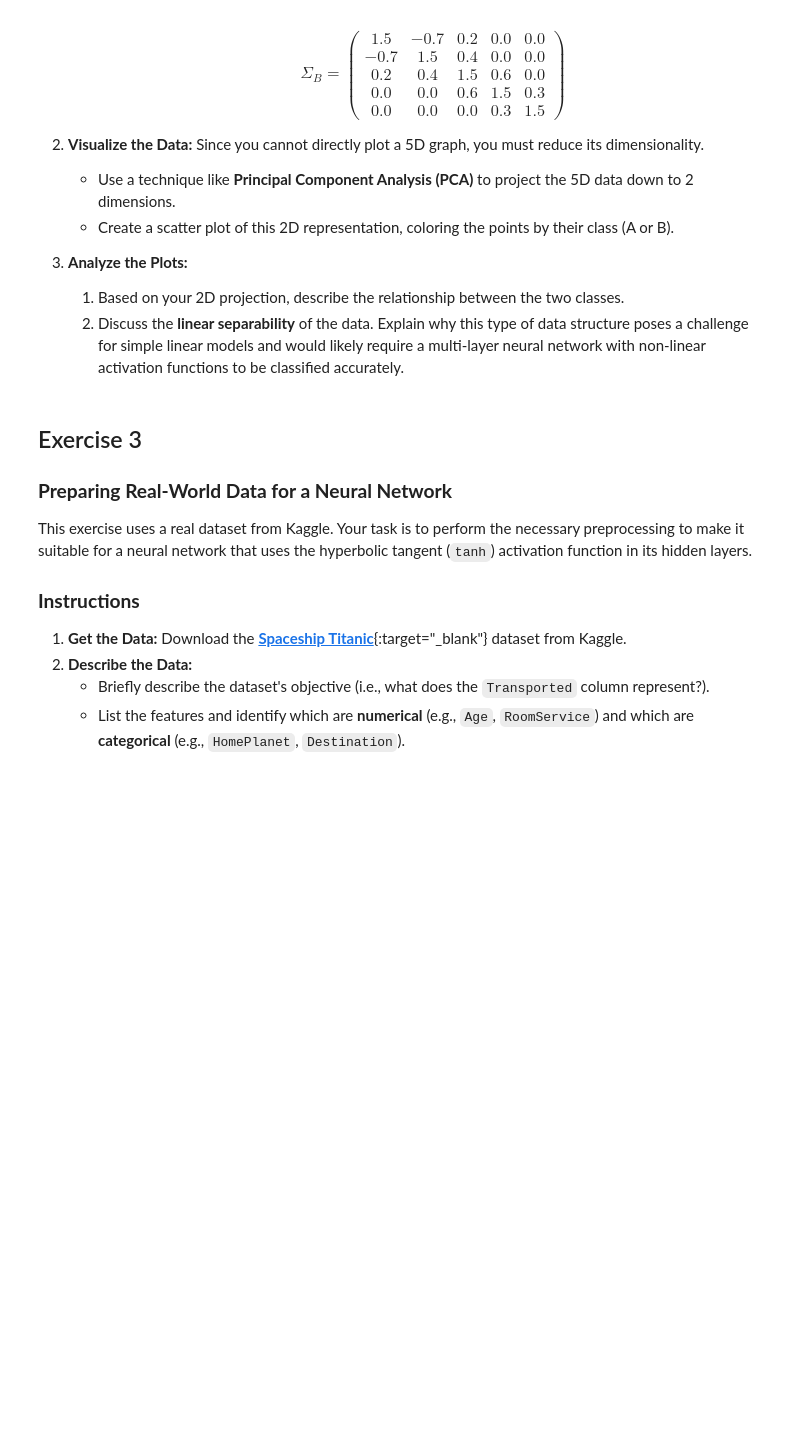
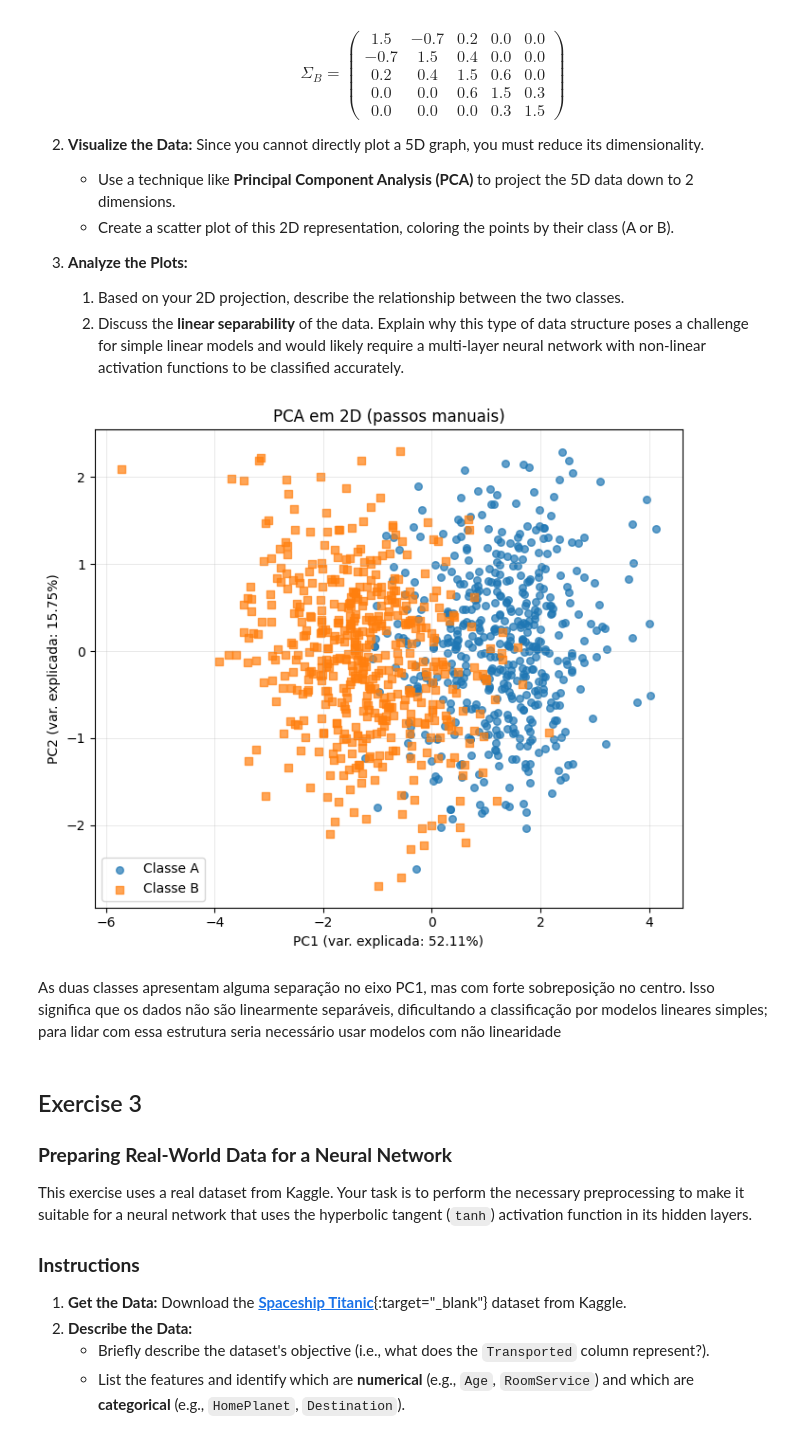
Before and after one commit to lucasouzamil/neural-networks-deep-learning-implementation, a Jupyter notebook: data.ipynb, the cells around one changed output. Saved outputs shown, nothing was run; the diff lists cells and outputs as text; code cells hidden in the pictures; blank space fills up the shorter version.

```diff
--- a/data.ipynb
+++ b/data.ipynb
@@ -70,6 +123,84 @@ Simple neural networks (like a Perceptron) can only learn linear boundaries. Dee
 1.  **Analyze the Plots:**
     1. Based on your 2D projection, describe the relationship between the two classes.
     1. Discuss the **linear separability** of the data. Explain why this type of data structure poses a challenge for simple linear models and would likely require a multi-layer neural network with non-linear activation functions to be classified accurately.
+# %%
+import numpy as np
+import matplotlib.pyplot as plt
+
+np.random.seed(42)
+
+parameters = [
+    (
+        [0, 0, 0, 0, 0],
+        [
+            [1.0, 0.8, 0.1, 0.0, 0.0],
+            [0.8, 1.0, 0.3, 0.0, 0.0],
+            [0.1, 0.3, 1.0, 0.5, 0.0],
+            [0.0, 0.0, 0.5, 1.0, 0.2],
+            [0.0, 0.0, 0.0, 0.2, 1.0]
+        ]
+    ),
+    (
+        [1.5, 1.5, 1.5, 1.5, 1.5],
+        [
+            [1.5, -0.7, 0.2, 0.0, 0.0],
+            [-0.7, 1.5, 0.4, 0.0, 0.0],
+            [0.2, 0.4, 1.5, 0.6, 0.0],
+            [0.0, 0.0, 0.6, 1.5, 0.3],
+            [0.0, 0.0, 0.0, 0.3, 1.5]
+        ]
+    )
+]
+
+n_per_class = 500
+data_list = []
+labels = []
+
+for i, (mean, cov) in enumerate(parameters):
+    X = np.random.multivariate_normal(mean, cov, size=n_per_class)
+    data_list.append(X)
+    labels.append(np.full(n_per_class, i))
+
+X = np.vstack(data_list)
+y = np.concatenate(labels)
+
+mu = X.mean(axis=0)
+sigma = X.std(axis=0, ddof=0)
+X_std = (X - mu) / sigma
+
+n = X_std.shape[0]
+C = (X_std.T @ X_std) / n
+
+eigvals, eigvecs = np.linalg.eig(C)
+eigvals = eigvals.real
+eigvecs = eigvecs.real
+
+idx = np.argsort(eigvals)[::-1]
+eigvals = eigvals[idx]
+eigvecs = eigvecs[:, idx]
+
+k = 2
+W = eigvecs[:, :k]
+Y = X_std @ W
+
+explained_var_ratio = eigvals / eigvals.sum()
+evr1, evr2 = explained_var_ratio[:2]
+
+plt.figure(figsize=(7, 6))
+for cls, name, marker in [(0, "Classe A", "o"), (1, "Classe B", "s")]:
+    plt.scatter(Y[y == cls, 0], Y[y == cls, 1], label=name, alpha=0.7, s=30, marker=marker)
+
+plt.xlabel(f"PC1 (var. explicada: {evr1:.2%})")
+plt.ylabel(f"PC2 (var. explicada: {evr2:.2%})")
+plt.title("PCA em 2D (passos manuais)")
+plt.legend()
+plt.grid(True, linewidth=0.4, alpha=0.5)
+plt.tight_layout()
+plt.show()
+# %% [output]
+[figure, added]
+# %% [markdown]
+As duas classes apresentam alguma separação no eixo PC1, mas com forte sobreposição no centro. Isso significa que os dados não são linearmente separáveis, dificultando a classificação por modelos lineares simples; para lidar com essa estrutura seria necessário usar modelos com não linearidade
 # %% [markdown]
 ## Exercise 3
 
```
Also changed, not shown: parts of 12 cells of this notebook, 4 other files.
